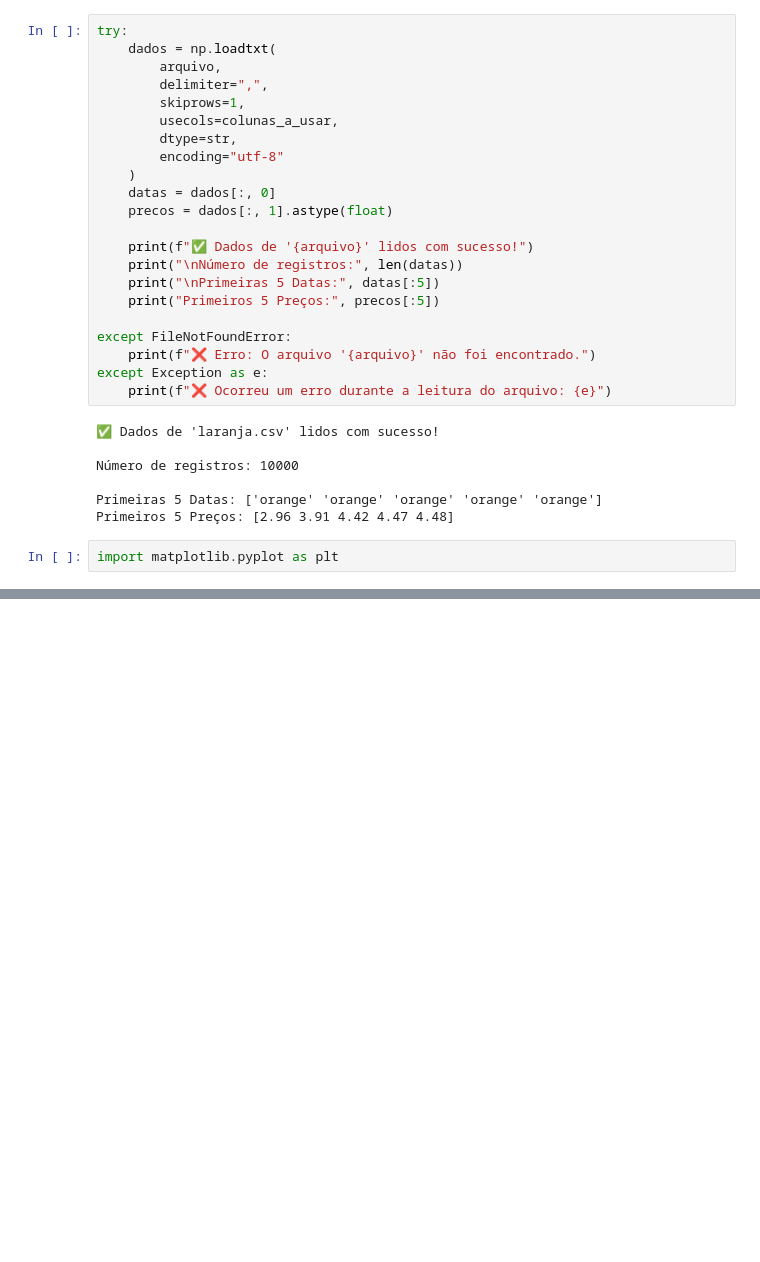
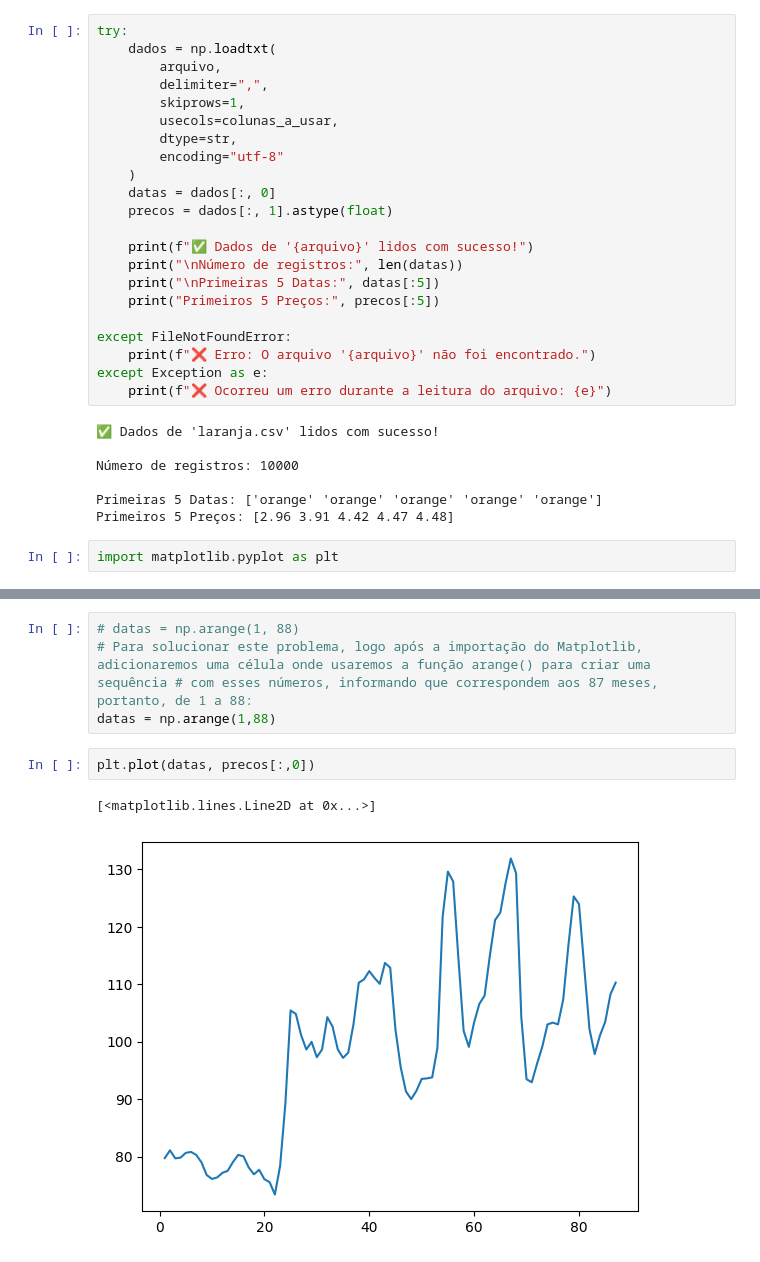
Before and after one commit to MarksAurelio/Tecnico_em_Inteligencia_Artificial_SENAC, a Jupyter notebook: UC4/numpy/aula1.ipynb, the cells around one changed output, grey strips where cells are left out. Saved outputs shown, nothing was run; the diff lists cells and outputs as text; blank space fills up the shorter version.

```diff
--- a/UC4/numpy/aula1.ipynb
+++ b/UC4/numpy/aula1.ipynb
@@ -640,0 +1032,9 @@ plt.show()
+# %%
+# datas = np.arange(1, 88)
+# Para solucionar este problema, logo após a importação do Matplotlib, adicionaremos uma célula onde usaremos a função arange() para criar uma sequência # com esses números, informando que correspondem aos 87 meses, portanto, de 1 a 88:
+datas = np.arange(1,88)
+# %%
+plt.plot(datas, precos[:,0])
+# %% [output]
+[<matplotlib.lines.Line2D at 0x...>]
+[figure, added]
```
Also changed, not shown: parts of 107 cells of this notebook, 8 other files.
